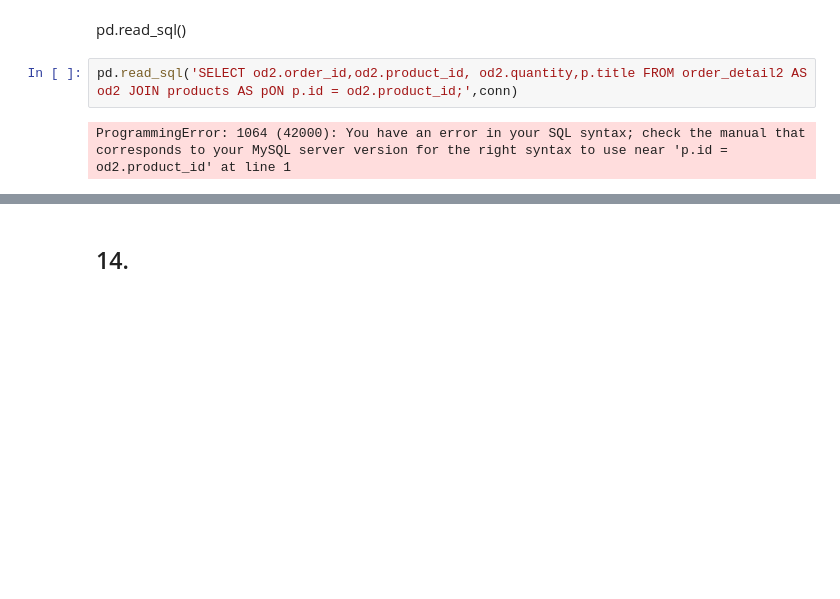
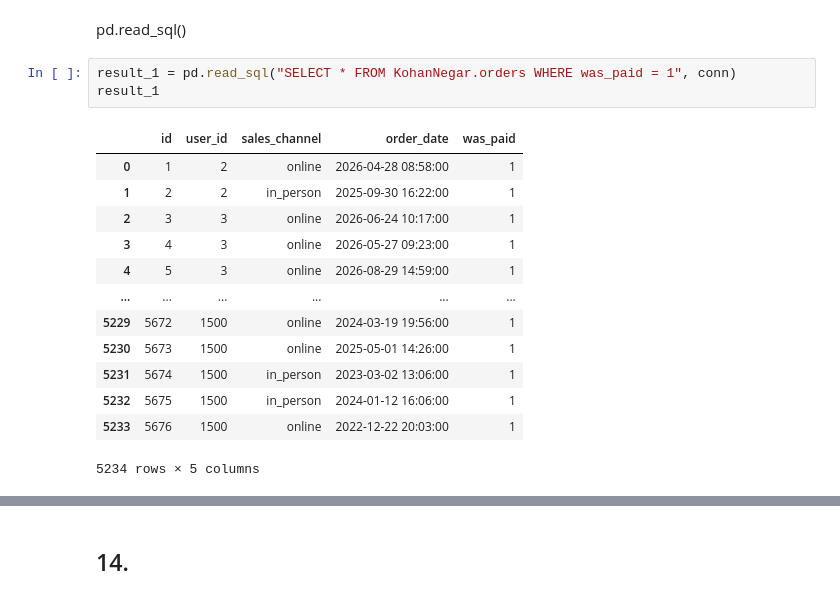
Before and after one commit to pouniq/Data_analytics_training, a Jupyter notebook: Python/KohanNegar.ipynb, the cells around one changed output, grey strips where cells are left out. Saved outputs shown, nothing was run; the diff lists cells and outputs as text; blank space fills up the shorter version.

```diff
--- a/Python/KohanNegar.ipynb
+++ b/Python/KohanNegar.ipynb
@@ -290,7 +277,20 @@ Name: total_amount, dtype: int64
 ## 13.
 # %% [markdown]
 pd.read_sql()
-# %%
-pd.read_sql('SELECT od2.order_id,od2.product_id, od2.quantity,p.title FROM order_detail2 AS od2 JOIN products AS pON p.id = od2.product_id;',conn)
-# %% [output]
-ProgrammingError: 1064 (42000): You have an error in your SQL syntax; check the manual that corresponds to your MySQL server version for the right syntax to use near 'p.id = od2.product_id' at line 1
+# %%
+result_1 = pd.read_sql("SELECT * FROM KohanNegar.orders WHERE was_paid = 1", conn)
+result_1
+# %% [output]
+|  | id | user_id | sales_channel | order_date | was_paid |
+| 0 | 1 | 2 | online | 2026-04-28 08:58:00 | 1 |
+| 1 | 2 | 2 | in_person | 2025-09-30 16:22:00 | 1 |
+| 2 | 3 | 3 | online | 2026-06-24 10:17:00 | 1 |
+| 3 | 4 | 3 | online | 2026-05-27 09:23:00 | 1 |
+| 4 | 5 | 3 | online | 2026-08-29 14:59:00 | 1 |
+| ... | ... | ... | ... | ... | ... |
+| 5229 | 5672 | 1500 | online | 2024-03-19 19:56:00 | 1 |
+| 5230 | 5673 | 1500 | online | 2025-05-01 14:26:00 | 1 |
+| 5231 | 5674 | 1500 | in_person | 2023-03-02 13:06:00 | 1 |
+| 5232 | 5675 | 1500 | in_person | 2024-01-12 16:06:00 | 1 |
+| 5233 | 5676 | 1500 | online | 2022-12-22 20:03:00 | 1 |
+5234 rows × 5 columns
```
Also changed, not shown: parts of 18 cells of this notebook.
